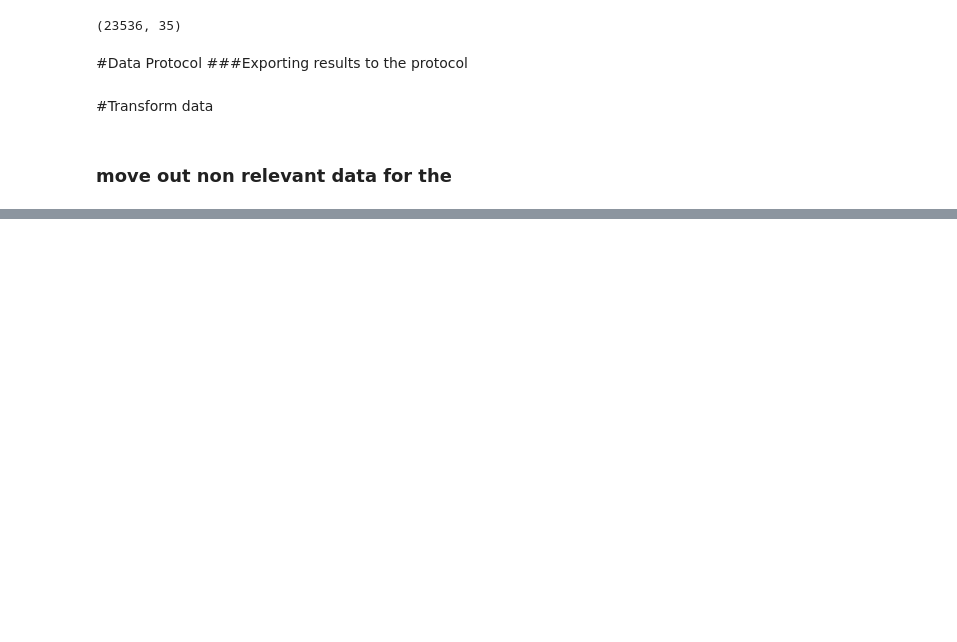
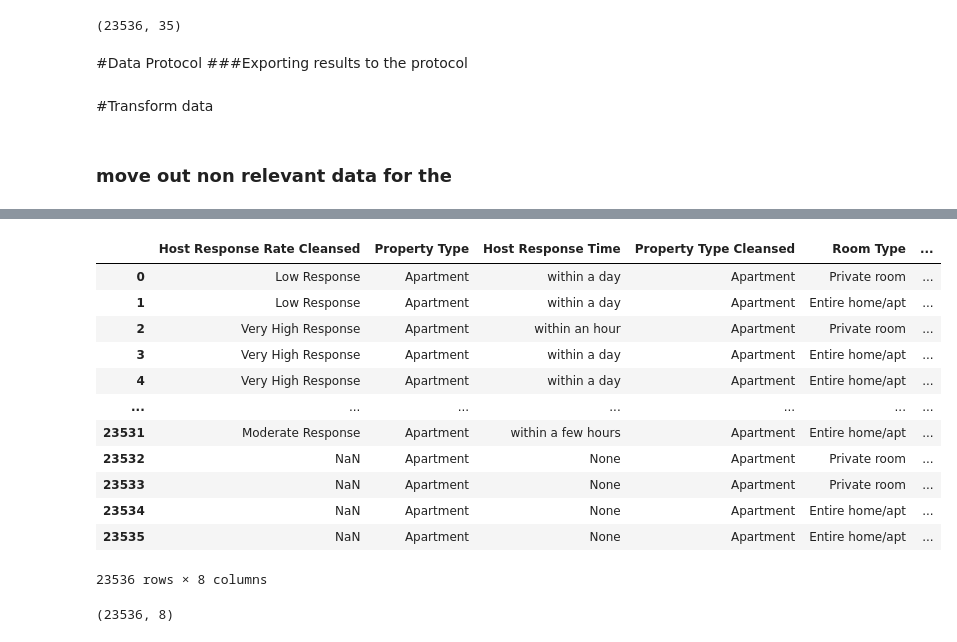
Before and after one commit to rafatb/Berlin_Airbnb_Price_Prediction, a Jupyter notebook: Berlin_Airbnb_Price_Prediction_EDA.ipynb, the cells around one changed output, grey strips where cells are left out. Drawn from its saved outputs; the diff is of its cells as text; code cells hidden in the pictures; blank space fills up the shorter version.

```diff
--- a/Berlin_Airbnb_Price_Prediction_EDA.ipynb
+++ b/Berlin_Airbnb_Price_Prediction_EDA.ipynb
@@ -148,3 +148,0 @@ df_categorial.head(100)
-# %%
-df_categorial['Is Superhostxxx'] = df_categorial['Is Superhost'].replace({'t': True, 'f': False})
-df_categorial['Is Superhostxxx']
@@ -167,0 +232,20 @@ df_aggregated = df_aggregated[df_aggregated["Price"] < 600]
+# %%
+df_categorial
+# %% [output]
+|  | Host Response Rate Cleansed | Property Type | Host Response Time | Property Type Cleansed | Room Type | ... |
+| 0 | Low Response | Apartment | within a day | Apartment | Private room | ... |
+| 1 | Low Response | Apartment | within a day | Apartment | Entire home/apt | ... |
+| 2 | Very High Response | Apartment | within an hour | Apartment | Private room | ... |
+| 3 | Very High Response | Apartment | within a day | Apartment | Entire home/apt | ... |
+| 4 | Very High Response | Apartment | within a day | Apartment | Entire home/apt | ... |
+| ... | ... | ... | ... | ... | ... | ... |
+| 23531 | Moderate Response | Apartment | within a few hours | Apartment | Entire home/apt | ... |
+| 23532 | NaN | Apartment | None | Apartment | Private room | ... |
+| 23533 | NaN | Apartment | None | Apartment | Private room | ... |
+| 23534 | NaN | Apartment | None | Apartment | Entire home/apt | ... |
+| 23535 | NaN | Apartment | None | Apartment | Entire home/apt | ... |
+23536 rows × 8 columns
+# %%
+df_categorial.shape
+# %% [output]
+(23536, 8)
```
Also changed, not shown: parts of 23 cells of this notebook.
